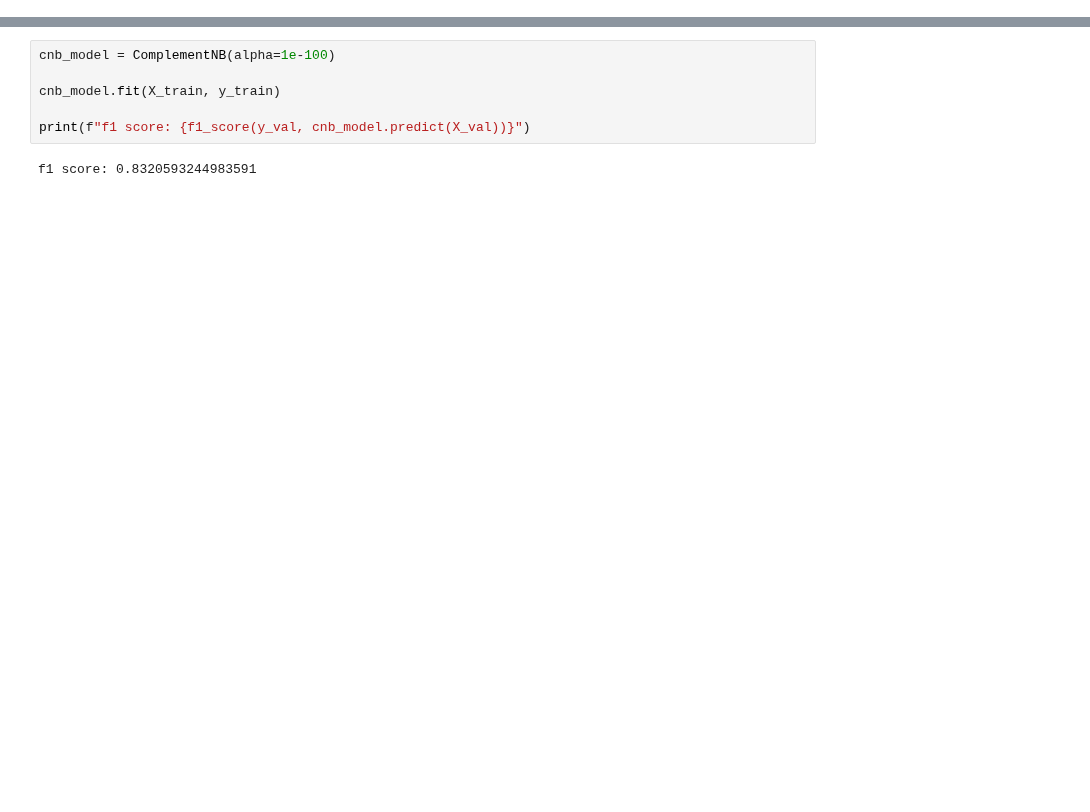
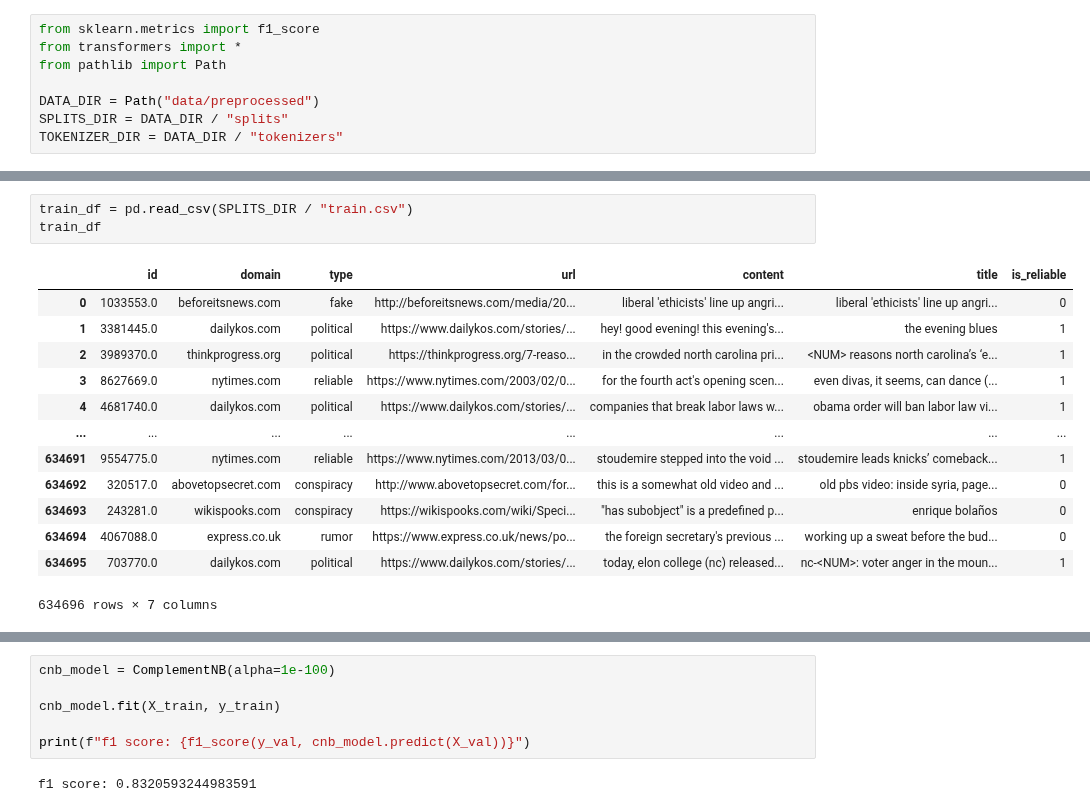
Before and after one commit to BimmerBass/GDS2026, a Jupyter notebook: linearSVC_training.ipynb, the cells around one changed output, grey strips where cells are left out. Saved outputs shown, nothing was run; the diff lists cells and outputs as text; blank space fills up the shorter version.

```diff
--- a/linearSVC_training.ipynb
+++ b/linearSVC_training.ipynb
@@ -52,0 +1,8 @@ Vectorizing content tokens...
+# %%
+from sklearn.metrics import f1_score
+from transformers import *
+from pathlib import Path
+
+DATA_DIR = Path("data/preprocessed")
+SPLITS_DIR = DATA_DIR / "splits"
+TOKENIZER_DIR = DATA_DIR / "tokenizers"
@@ -52,0 +40,17 @@ Vectorizing content tokens...
+# %%
+train_df = pd.read_csv(SPLITS_DIR / "train.csv")
+train_df
+# %% [output]
+|  | id | domain | type | url | content | title | is_reliable |
+| 0 | 1033553.0 | beforeitsnews.com | fake | http://beforeitsnews.com/media/20... | liberal 'ethicists' line up angri... | liberal 'ethicists' line up angri... | 0 |
+| 1 | 3381445.0 | dailykos.com | political | https://www.dailykos.com/stories/... | hey! good evening! this evening's... | the evening blues | 1 |
+| 2 | 3989370.0 | thinkprogress.org | political | https://thinkprogress.org/7-reaso... | in the crowded north carolina pri... | <NUM> reasons north carolina’s ‘e... | 1 |
+| 3 | 8627669.0 | nytimes.com | reliable | https://www.nytimes.com/2003/02/0... | for the fourth act's opening scen... | even divas, it seems, can dance (... | 1 |
+| 4 | 4681740.0 | dailykos.com | political | https://www.dailykos.com/stories/... | companies that break labor laws w... | obama order will ban labor law vi... | 1 |
+| ... | ... | ... | ... | ... | ... | ... | ... |
+| 634691 | 9554775.0 | nytimes.com | reliable | https://www.nytimes.com/2013/03/0... | stoudemire stepped into the void ... | stoudemire leads knicks’ comeback... | 1 |
+| 634692 | 320517.0 | abovetopsecret.com | conspiracy | http://www.abovetopsecret.com/for... | this is a somewhat old video and ... | old pbs video: inside syria, page... | 0 |
+| 634693 | 243281.0 | wikispooks.com | conspiracy | https://wikispooks.com/wiki/Speci... | "has subobject" is a predefined p... | enrique bolaños | 0 |
+| 634694 | 4067088.0 | express.co.uk | rumor | https://www.express.co.uk/news/po... | the foreign secretary's previous ... | working up a sweat before the bud... | 0 |
+| 634695 | 703770.0 | dailykos.com | political | https://www.dailykos.com/stories/... | today, elon college (nc) released... | nc-<NUM>: voter anger in the moun... | 1 |
+634696 rows × 7 columns
```
Also changed, not shown: parts of 15 cells of this notebook, 3 other files.
